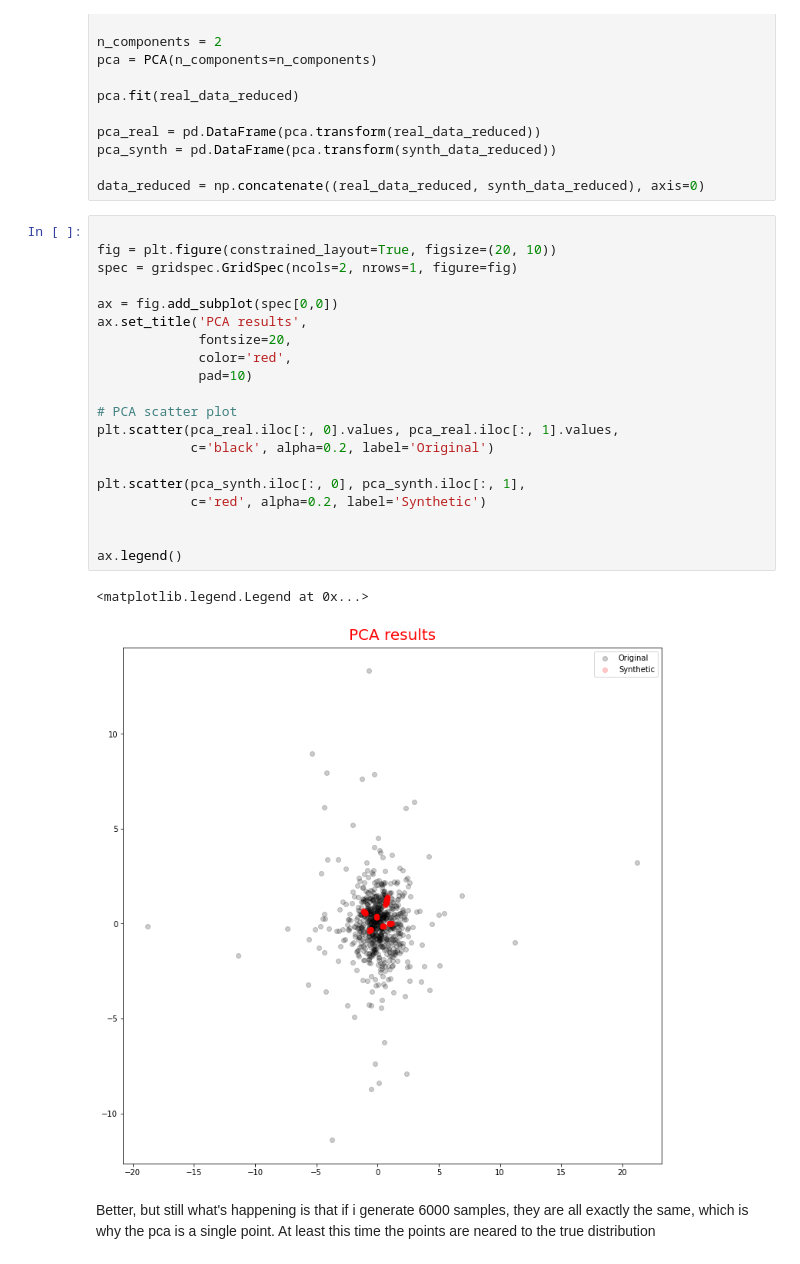
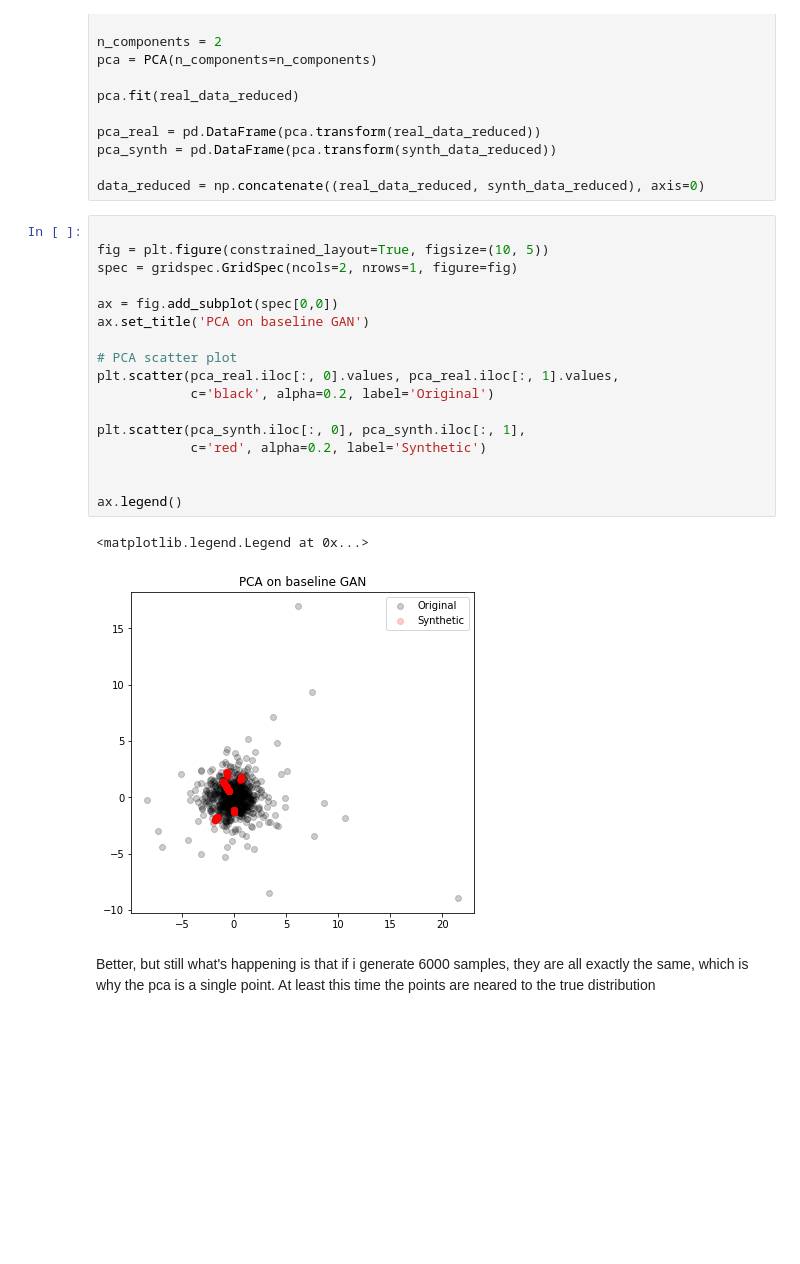
Before and after one commit to ofilion/financial-data-generation, a Jupyter notebook: Project.ipynb, the cells around one changed output. Drawn from its saved outputs; the diff is of its cells as text; blank space fills up the shorter version.

```diff
--- a/Project.ipynb
+++ b/Project.ipynb
@@ -560,27 +328,24 @@ pca_synth = pd.DataFrame(pca.transform(synth_data_reduced))
 data_reduced = np.concatenate((real_data_reduced, synth_data_reduced), axis=0)
 # %%
 
-fig = plt.figure(constrained_layout=True, figsize=(20, 10))
+fig = plt.figure(constrained_layout=True, figsize=(10, 5))
 spec = gridspec.GridSpec(ncols=2, nrows=1, figure=fig)
 
 ax = fig.add_subplot(spec[0,0])
-ax.set_title('PCA results',
-             fontsize=20,
-             color='red',
-             pad=10)
+ax.set_title('PCA on baseline GAN')
 
 # PCA scatter plot
 plt.scatter(pca_real.iloc[:, 0].values, pca_real.iloc[:, 1].values,
             c='black', alpha=0.2, label='Original')
 
 plt.scatter(pca_synth.iloc[:, 0], pca_synth.iloc[:, 1],
             c='red', alpha=0.2, label='Synthetic')
 
 
 ax.legend()
 # %% [output]
 <matplotlib.legend.Legend at 0x...>
-[figure, old version]
+[figure, new version]
 # %% [markdown]
 Better, but still what's happening is that if i generate 6000 samples, they are all exactly the same, which is why the pca is a single point. At least this time the points are neared to the true distribution
 # %% [markdown]
```
Also changed, not shown: parts of 37 cells of this notebook.
